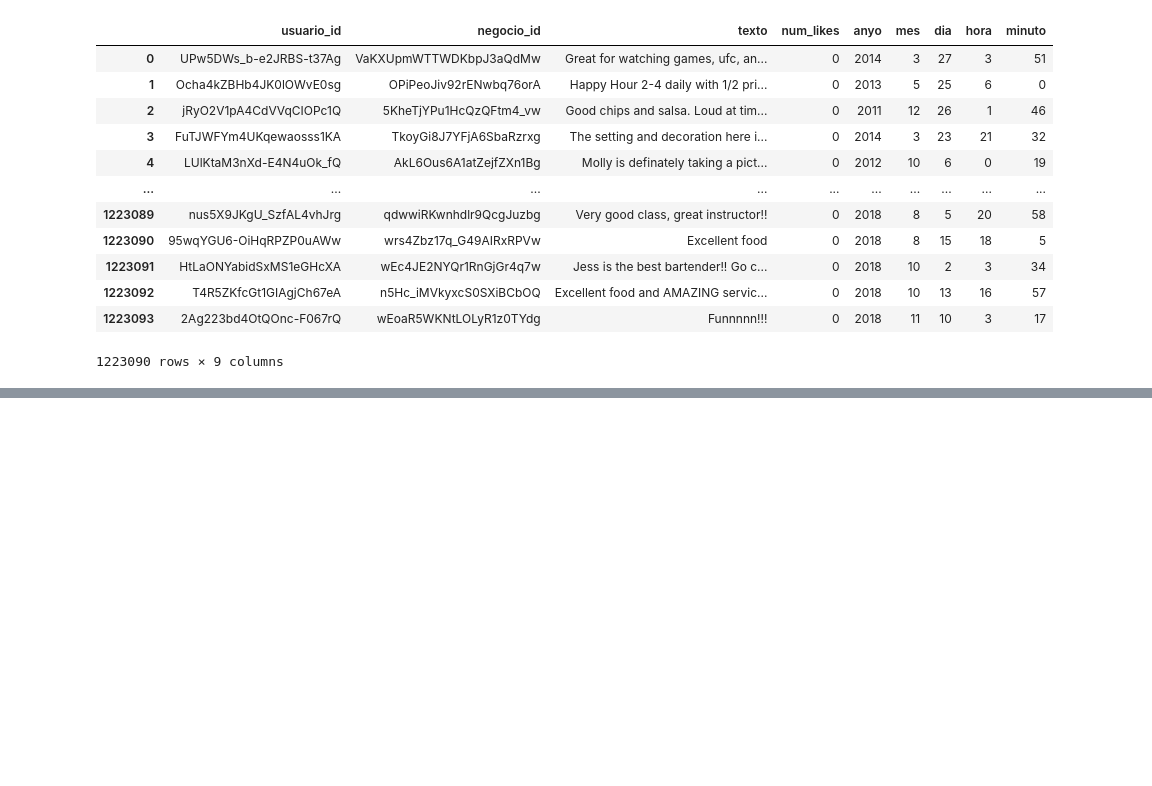
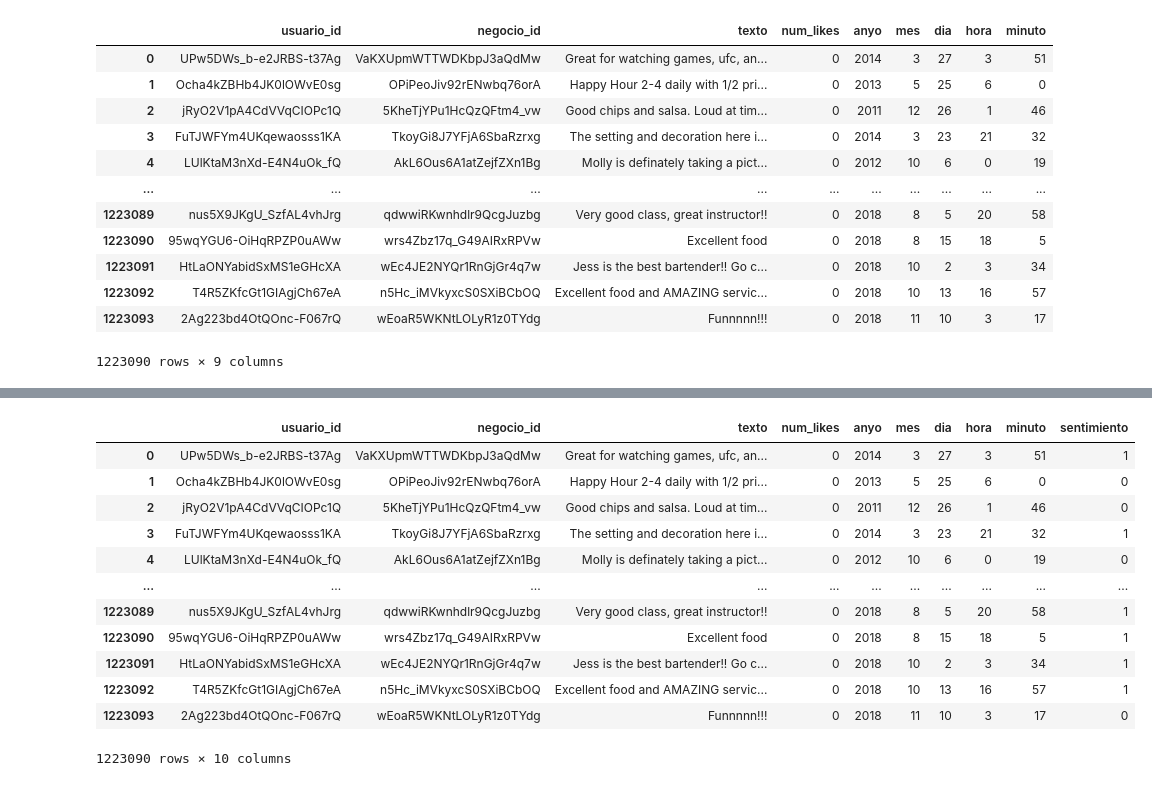
Before and after one commit to jcorrochanoj/DesafioFinalAD, a Jupyter notebook: Preprocesado/Preprocesado_Consejos.ipynb, the cells around one changed output, grey strips where cells are left out. Drawn from its saved outputs; the diff is of its cells as text; code cells hidden in the pictures; blank space fills up the shorter version.

```diff
--- a/Preprocesado/Preprocesado_Consejos.ipynb
+++ b/Preprocesado/Preprocesado_Consejos.ipynb
@@ -18,7 +10,7 @@ Para cargarlo, lo abrimos como un fichero regular y con la librería de JSON lo
 import pandas as pd
 import json
 
-with open('Dataset/datos_consejos.json') as f:
+with open('../Dataset/datos_consejos.json') as f:
    json_consejos = json.load(f)
 # %%
 json_consejos["data"]
@@ -231,0 +213,28 @@ df_consejos.describe().apply(lambda s: s.apply(lambda x: format(x, 'g')))
+# %%
+from textblob import TextBlob
+
+def sentimiento(x):
+    texto = TextBlob(x)
+    if(texto.sentiment[0] <= -0.2):
+        return -1
+    elif(texto.sentiment[0] >= 0.2):
+        return 1
+    else:
+        return 0
+
+df_consejos['sentimiento'] = df_consejos['texto'].apply(lambda x: sentimiento(x))
+df_consejos
+# %% [output]
+|  | usuario_id | negocio_id | texto | num_likes | anyo | mes | dia | hora | minuto | sentimiento |
+| 0 | UPw5DWs_b-e2JRBS-t37Ag | VaKXUpmWTTWDKbpJ3aQdMw | Great for watching games, ufc, an... | 0 | 2014 | 3 | 27 | 3 | 51 | 1 |
+| 1 | Ocha4kZBHb4JK0lOWvE0sg | OPiPeoJiv92rENwbq76orA | Happy Hour 2-4 daily with 1/2 pri... | 0 | 2013 | 5 | 25 | 6 | 0 | 0 |
+| 2 | jRyO2V1pA4CdVVqCIOPc1Q | 5KheTjYPu1HcQzQFtm4_vw | Good chips and salsa. Loud at tim... | 0 | 2011 | 12 | 26 | 1 | 46 | 0 |
+| 3 | FuTJWFYm4UKqewaosss1KA | TkoyGi8J7YFjA6SbaRzrxg | The setting and decoration here i... | 0 | 2014 | 3 | 23 | 21 | 32 | 1 |
+| 4 | LUlKtaM3nXd-E4N4uOk_fQ | AkL6Ous6A1atZejfZXn1Bg | Molly is definately taking a pict... | 0 | 2012 | 10 | 6 | 0 | 19 | 0 |
+| ... | ... | ... | ... | ... | ... | ... | ... | ... | ... | ... |
+| 1223089 | nus5X9JKgU_SzfAL4vhJrg | qdwwiRKwnhdlr9QcgJuzbg | Very good class, great instructor!! | 0 | 2018 | 8 | 5 | 20 | 58 | 1 |
+| 1223090 | 95wqYGU6-OiHqRPZP0uAWw | wrs4Zbz17q_G49AIRxRPVw | Excellent food | 0 | 2018 | 8 | 15 | 18 | 5 | 1 |
+| 1223091 | HtLaONYabidSxMS1eGHcXA | wEc4JE2NYQr1RnGjGr4q7w | Jess is the best bartender!! Go c... | 0 | 2018 | 10 | 2 | 3 | 34 | 1 |
+| 1223092 | T4R5ZKfcGt1GIAgjCh67eA | n5Hc_iMVkyxcS0SXiBCbOQ | Excellent food and AMAZING servic... | 0 | 2018 | 10 | 13 | 16 | 57 | 1 |
+| 1223093 | 2Ag223bd4OtQOnc-F067rQ | wEoaR5WKNtLOLyR1z0TYdg | Funnnnn!!! | 0 | 2018 | 11 | 10 | 3 | 17 | 0 |
+1223090 rows × 10 columns
```
Also changed, not shown: parts of 6 cells of this notebook, 7 other files.
